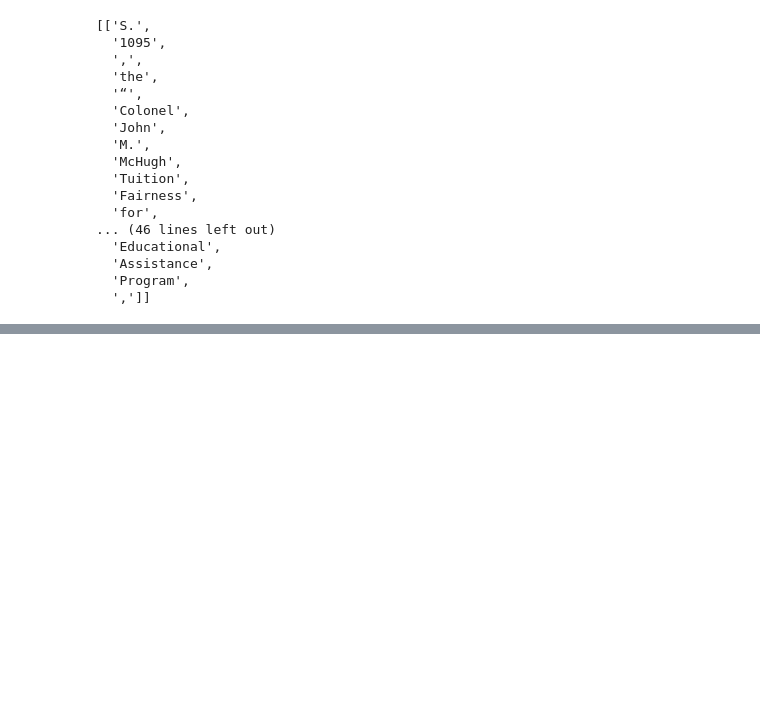
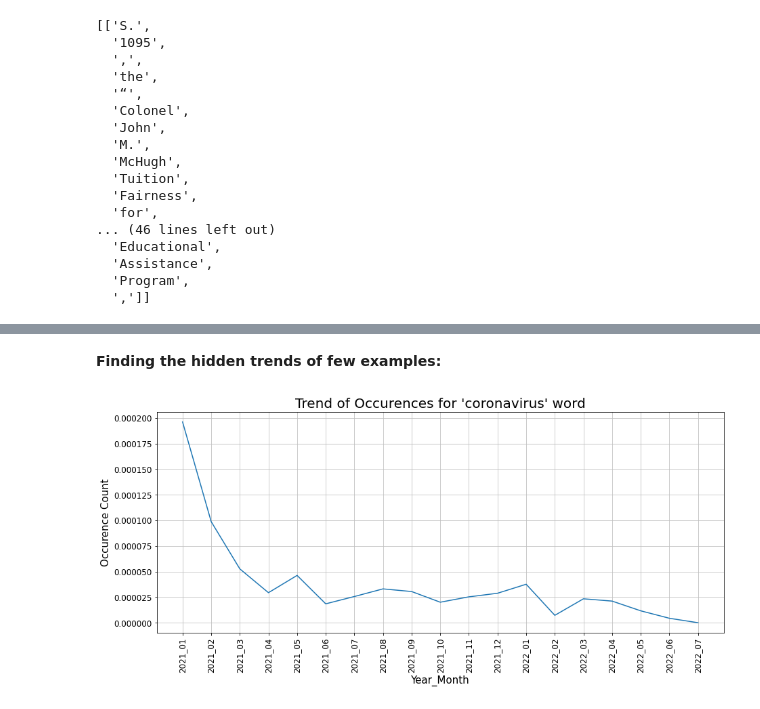
Before and after one commit to patilbp/Natural-Language-Processing, a Jupyter notebook: Web_Scraping/Web_Scraping_Using_Beautiful_Soup.ipynb, the cells around one changed output, grey strips where cells are left out. Cells and saved outputs as stored; diff of their text form; code cells hidden in the pictures; blank space fills up the shorter version.

```diff
--- a/Web_Scraping/Web_Scraping_Using_Beautiful_Soup.ipynb
+++ b/Web_Scraping/Web_Scraping_Using_Beautiful_Soup.ipynb
@@ -106,0 +112,6 @@ doc
+# %%
+with open(filename, 'w') as f:
+  for s in doc:
+    for w,t in s:
+      print(f'{w}_{t}', end=' ', file=f)
+    print(file=f)
@@ -131,0 +228,2 @@ soup.find_all('link')
+# %%
+wh = nltk.corpus.reader.TaggedCorpusReader('wh', r'.*\.txt', sep='_')
@@ -131,0 +279,5 @@ soup.find_all('link')
+# %%
+import re
+
+def month(f):
+  return re.findall(r'202[0-9]_[012][0-9]', f)[0]
@@ -131,0 +288,4 @@ soup.find_all('link')
+# %%
+counts = nltk.ConditionalFreqDist([(month(f), w.lower())
+                for f in wh.fileids()
+                for w in wh.words(f)])
@@ -131,0 +314,2 @@ soup.find_all('link')
+# %% [markdown]
+**Finding the hidden trends of few examples:**
@@ -131,0 +318,18 @@ soup.find_all('link')
+# %%
+plt.figure(figsize=(15,6))
+plt.plot([counts[c]['coronavirus']/counts[c].N() for c in sorted(counts)])
+plt.xticks(range(len(counts)), sorted(counts), rotation=90)
+
+plt.grid(True, color='silver')
+
+plt.xlabel("Year_Month", fontsize = 15)
+plt.xticks(rotation = 90)
+plt.tick_params(axis='x', which='major', labelsize = 12)
+
+plt.ylabel("Occurence Count", fontsize = 15)
+plt.tick_params(axis='y', which='major', labelsize = 12)
+
+plt.title("Trend of Occurences for 'coronavirus' word", fontsize = 20)
+plt.show()
+# %% [output]
+[figure, added]
```
Also changed, not shown: parts of 34 cells of this notebook.
